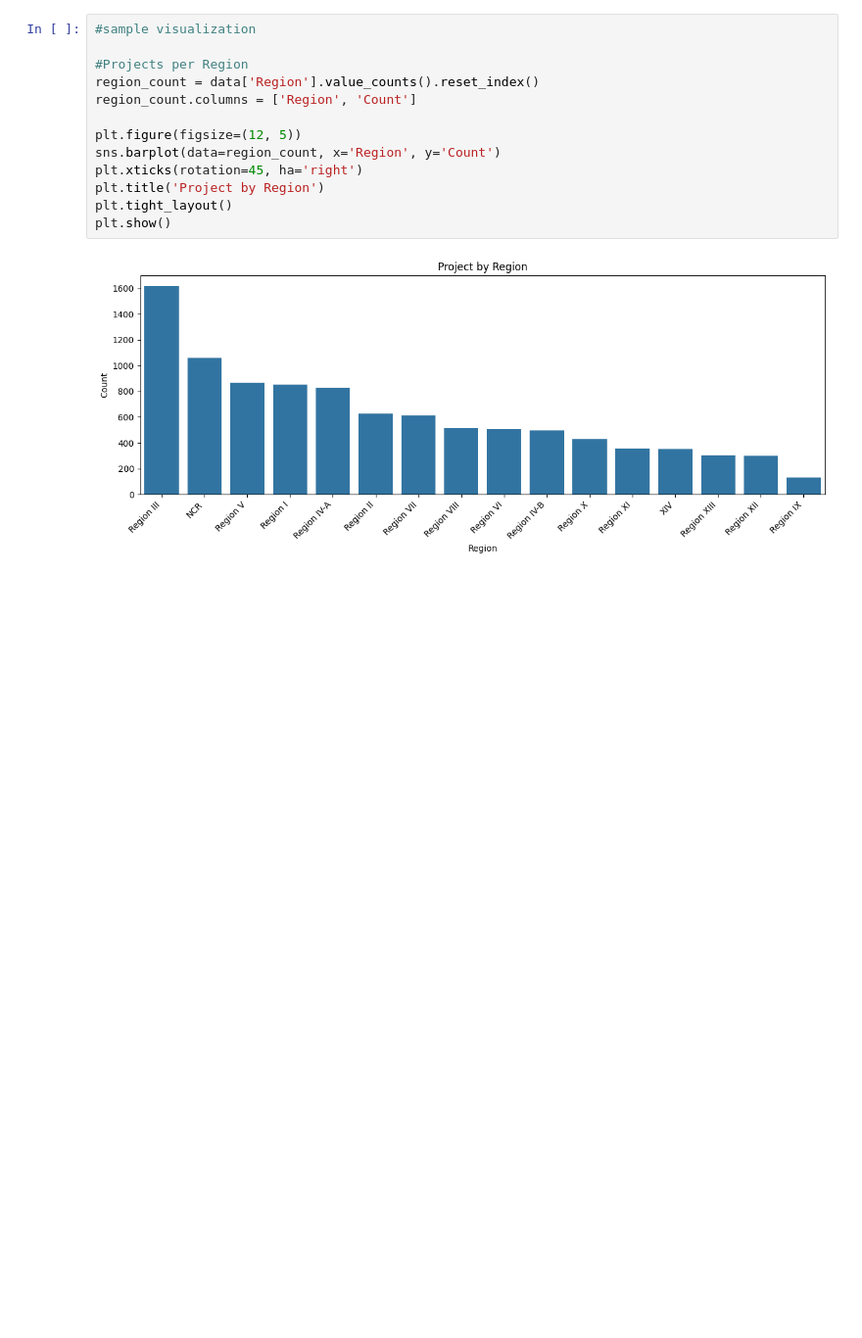
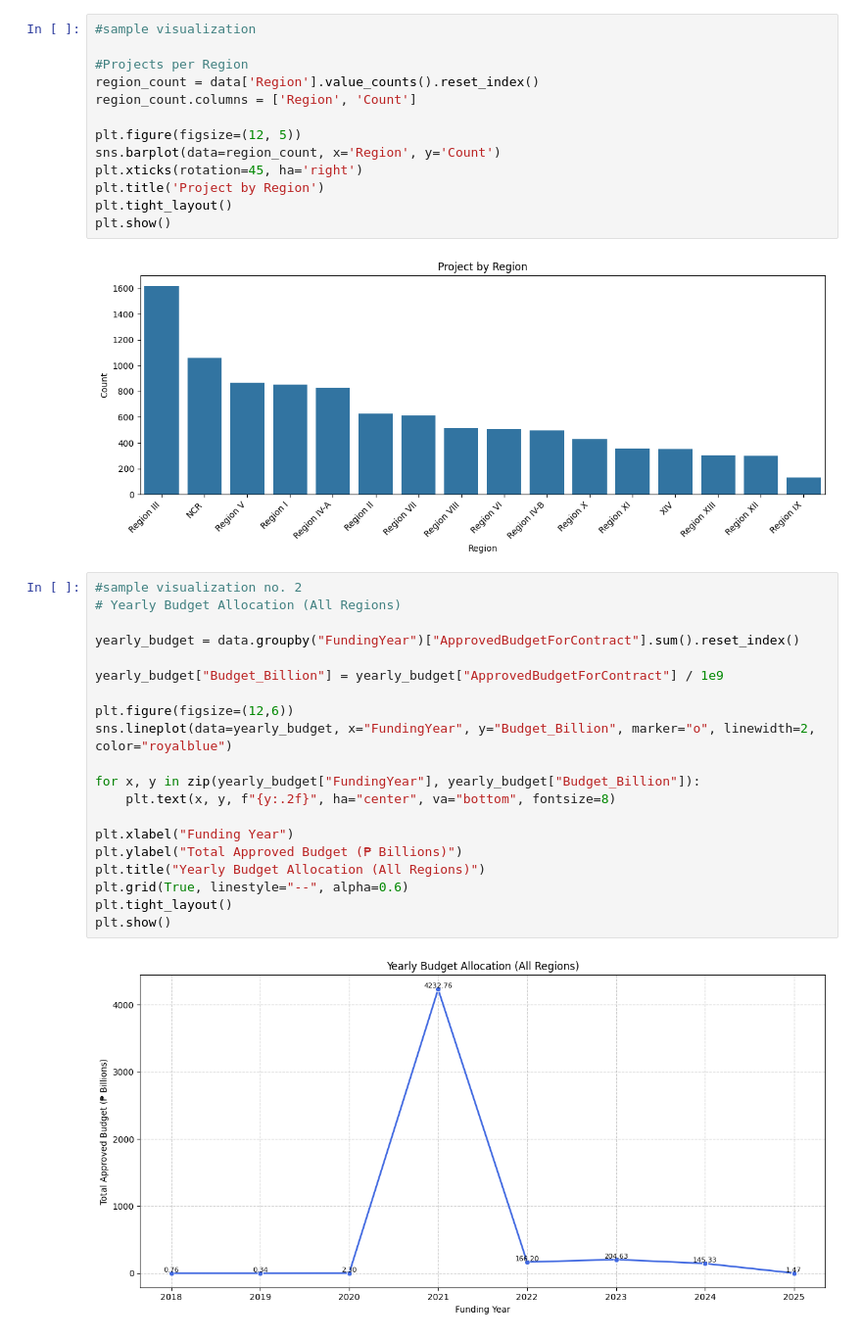
Before and after one commit to muhadma/DPWH-Flood-Control, a Jupyter notebook: main.ipynb, the cells around one changed output. Shown at 98% size. Saved outputs shown, nothing was run; the diff lists cells and outputs as text; blank space fills up the shorter version.

Commit message:
added yearly budget allocation (all region and per region)

```diff
--- a/main.ipynb
+++ b/main.ipynb
@@ -95,3 +97,25 @@ plt.tight_layout()
 plt.show()
 # %% [output]
 [figure]
+# %%
+#sample visualization no. 2
+# Yearly Budget Allocation (All Regions)
+
+yearly_budget = data.groupby("FundingYear")["ApprovedBudgetForContract"].sum().reset_index()
+
+yearly_budget["Budget_Billion"] = yearly_budget["ApprovedBudgetForContract"] / 1e9
+
+plt.figure(figsize=(12,6))
+sns.lineplot(data=yearly_budget, x="FundingYear", y="Budget_Billion", marker="o", linewidth=2, color="royalblue")
+
+for x, y in zip(yearly_budget["FundingYear"], yearly_budget["Budget_Billion"]):
+    plt.text(x, y, f"{y:.2f}", ha="center", va="bottom", fontsize=8)
+
+plt.xlabel("Funding Year")
+plt.ylabel("Total Approved Budget (₱ Billions)")
+plt.title("Yearly Budget Allocation (All Regions)")
+plt.grid(True, linestyle="--", alpha=0.6)
+plt.tight_layout()
+plt.show()
+# %% [output]
+[figure, added]
```
Also changed, not shown: parts of 2 cells of this notebook.
